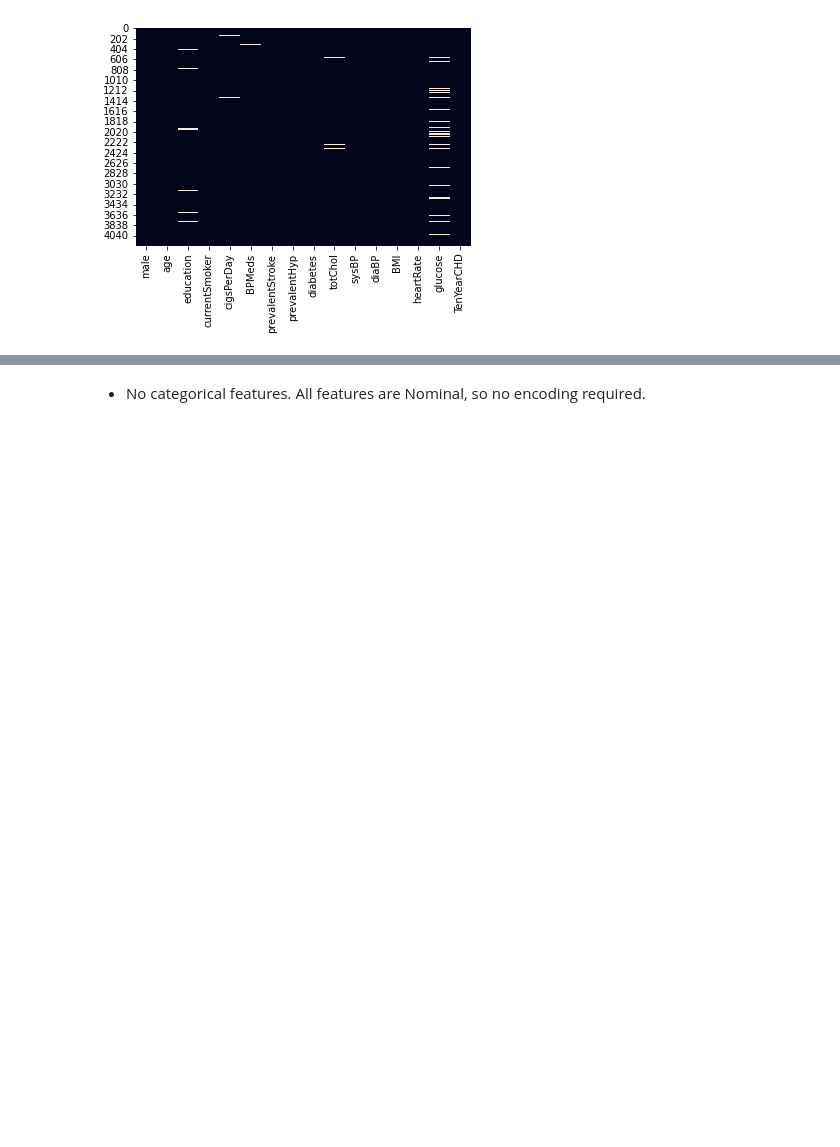
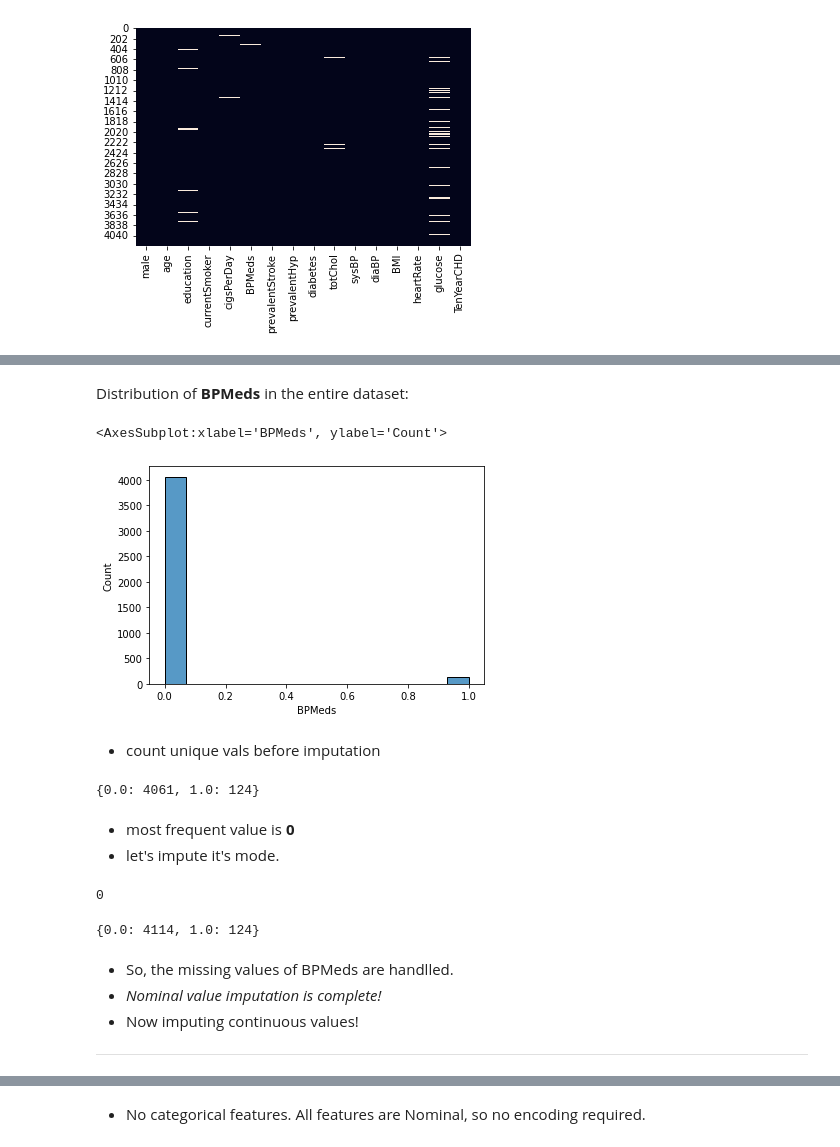
Before and after one commit to RedocamaI/heart_disease_predictor, a Jupyter notebook: heart_disease_predictor.ipynb, the cells around one changed output, grey strips where cells are left out. Cells and saved outputs as stored; diff of their text form; code cells hidden in the pictures; blank space fills up the shorter version.

```diff
--- a/heart_disease_predictor.ipynb
+++ b/heart_disease_predictor.ipynb
@@ -65,3 +138,33 @@ sns.heatmap(data.isnull(), cbar=False)
+# %% [markdown]
+Distribution of **BPMeds** in the entire dataset:
+# %%
+sns.histplot(data.BPMeds)
+# %% [output]
+<AxesSubplot:xlabel='BPMeds', ylabel='Count'>
+[figure, added]
+# %% [markdown]
+- count unique vals before imputation
+# %%
+count_unique_vals(data.BPMeds)
+# %% [output]
+{0.0: 4061, 1.0: 124}
+# %% [markdown]
+- most frequent value is **0**
+- let's impute it's mode.
+# %%
+data['BPMeds'].fillna(data.iloc[4].mode().item(), inplace=True)
+data['BPMeds'].isnull().sum()
+# %% [output]
+0
+# %%
+count_unique_vals(data.BPMeds)
+# %% [output]
+{0.0: 4114, 1.0: 124}
+# %% [markdown]
+- So, the missing values of BPMeds are handlled.
+- *Nominal value imputation is complete!*
+- Now imputing continuous values!
+---
 # %%
 data.dtypes
 # %% [output]
```
Also changed, not shown: parts of 22 cells of this notebook.
